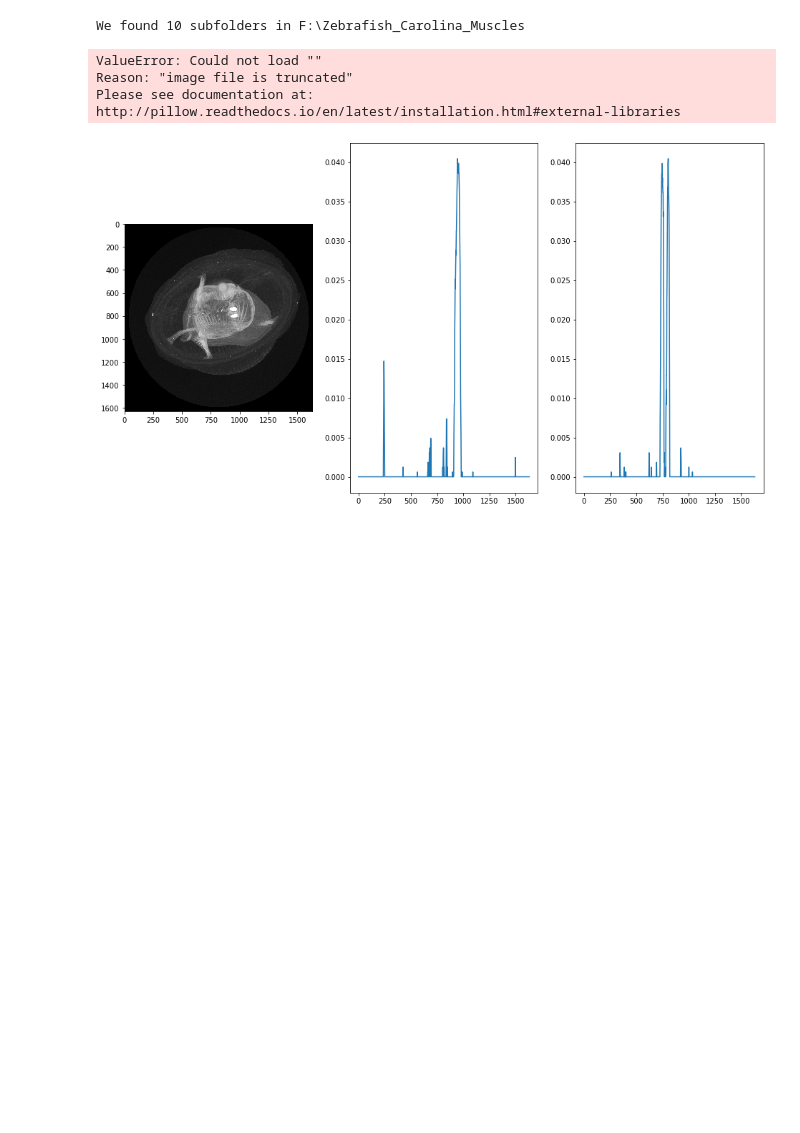
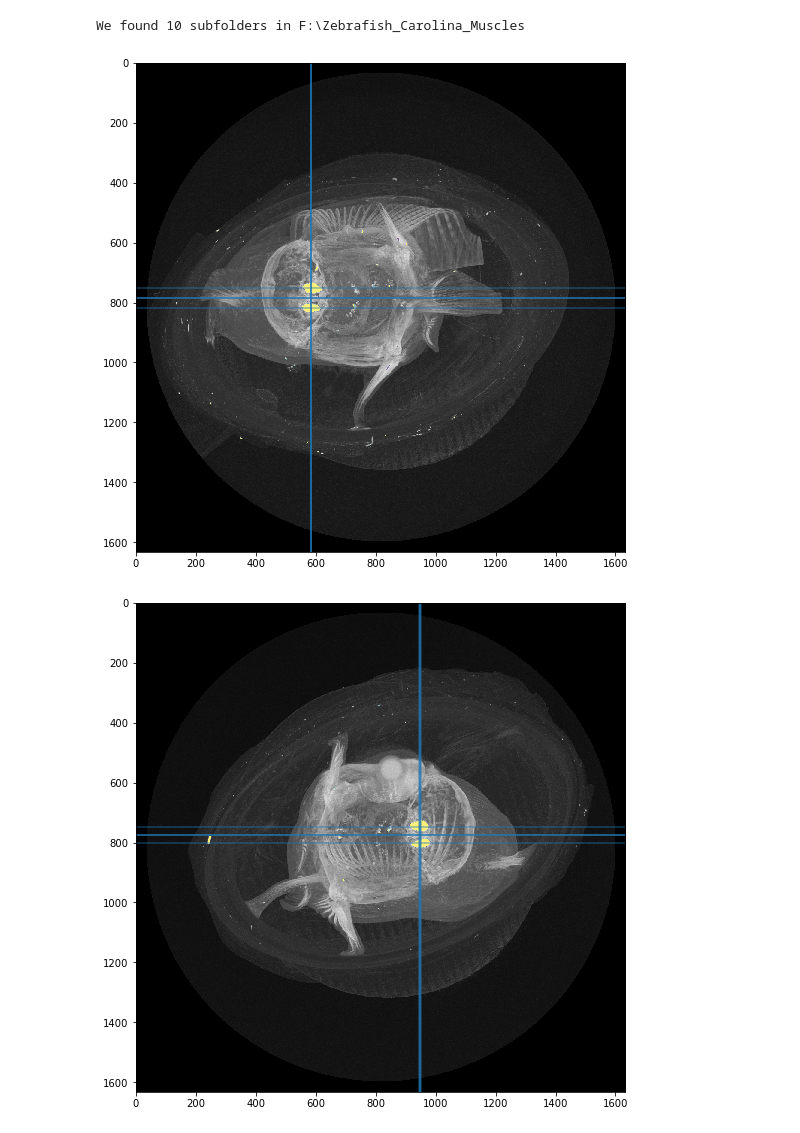
Before and after one commit to habi/Zebrafish-Muscle-Volume, a Jupyter notebook: Zebrafish-Muscles-Volumetry.ipynb, the cells around one changed output. Cells and saved outputs as stored; diff of their text form; code cells hidden in the pictures; blank space fills up the shorter version.

Commit message:
Simple 'center'-detection of fishes
Based on the well visible otoliths

```diff
--- a/Zebrafish-Muscles-Volumetry.ipynb
+++ b/Zebrafish-Muscles-Volumetry.ipynb
@@ -144,6 +150,15 @@ Data['Fish'] = [whichfish(f) for f in Data['Sample']]
 # Get the file names of the reconstructions
 Data['Reconstructions'] = [sorted(glob.glob(os.path.join(f, '*rec0*.png'))) for f in Data['Folder']]
 Data['Number of reconstructions'] = [len(r) for r in Data.Reconstructions]
+# %%
+def get_pixelsize(logfile):
+    """Get the pixel size from the scan log file"""
+    pixelsize = numpy.nan
+    with open(logfile, 'r') as f:
+        for line in f:
+            if 'Image Pixel' in line and 'Scaled' not in line:
+                pixelsize = float(line.split('=')[1])
+    return(pixelsize)
 # %%
 # Get parameters to doublecheck from logfiles
 Data['Voxelsize'] = [get_pixelsize(log) for log in Data['LogFile']]
@@ -220,22 +235,35 @@ for c, row in notebook.tqdm(Data.iterrows(), desc='MIPs', total=len(Data)):
             Data.at[c,'MIP_' + direction] = Reconstructions[c].max(axis=d).compute()
             # Save it out
             imageio.imwrite(outfilepath, Data.at[c,'MIP_' + direction].astype('uint8'))
-# %% [output]
-ValueError: Could not load ""
-Reason: "image file is truncated"
-Please see documentation at: http://pillow.readthedocs.io/en/latest/installation.html#external-libraries
 # %%
 # Detect 'center' of the fishes
 # For this we select the sagittal center between the otholiths
-# %%
-for c in range(len(Data)):
-    img = Data['MIP_Axial'][c]
-    plt.subplot(131)
-    plt.imshow(img)
-    plt.subplot(132)
-    plt.plot(numpy.mean(img>222, axis=0))
-    plt.subplot(133)
-    plt.plot(numpy.mean(img>222, axis=1))
-    plt.show()
-# %% [output]
-[figure, removed]
+# %%
+def otolither(img, sigma=11, threshold=222, verbose=False):
+    '''
+    Function to detect the otoliths in the axial MIPs.
+    We simply look for peaks in the gray values :)
+    '''
+    # Smooth image for less noise
+    smoothed = scipy.ndimage.gaussian_filter(img, sigma=sigma, order=0)
+    # Detect peaks in smoothed image, in x- and y-direction
+    x = numpy.mean(smoothed>threshold, axis=0)
+    y = numpy.mean(smoothed>threshold, axis=1)
+    peaksx, _ = find_peaks(x)
+    peaksy, _ = find_peaks(y)
+    if verbose:
+        plt.imshow(img)
+        plt.imshow(numpy.ma.masked_less(img, threshold), cmap='viridis', alpha=0.618)
+        for p in peaksx:
+            plt.axvline(p, alpha=0.5)
+    for p in peaksy:
+            plt.axhline(p, alpha=0.5)
+    plt.axvline(numpy.mean(peaksx))
+    plt.axhline(numpy.mean(peaksy))
+    plt.show()
+    return(numpy.mean(peaksx), numpy.mean(peaksy))
+# %%
+Data['Center_Axial'] = [otolither(m, verbose=True) for m in Data['MIP_Axial']]
+# %% [output]
+[figure, added]
+[figure, added]
```
Also changed, not shown: parts of 4 cells of this notebook.
